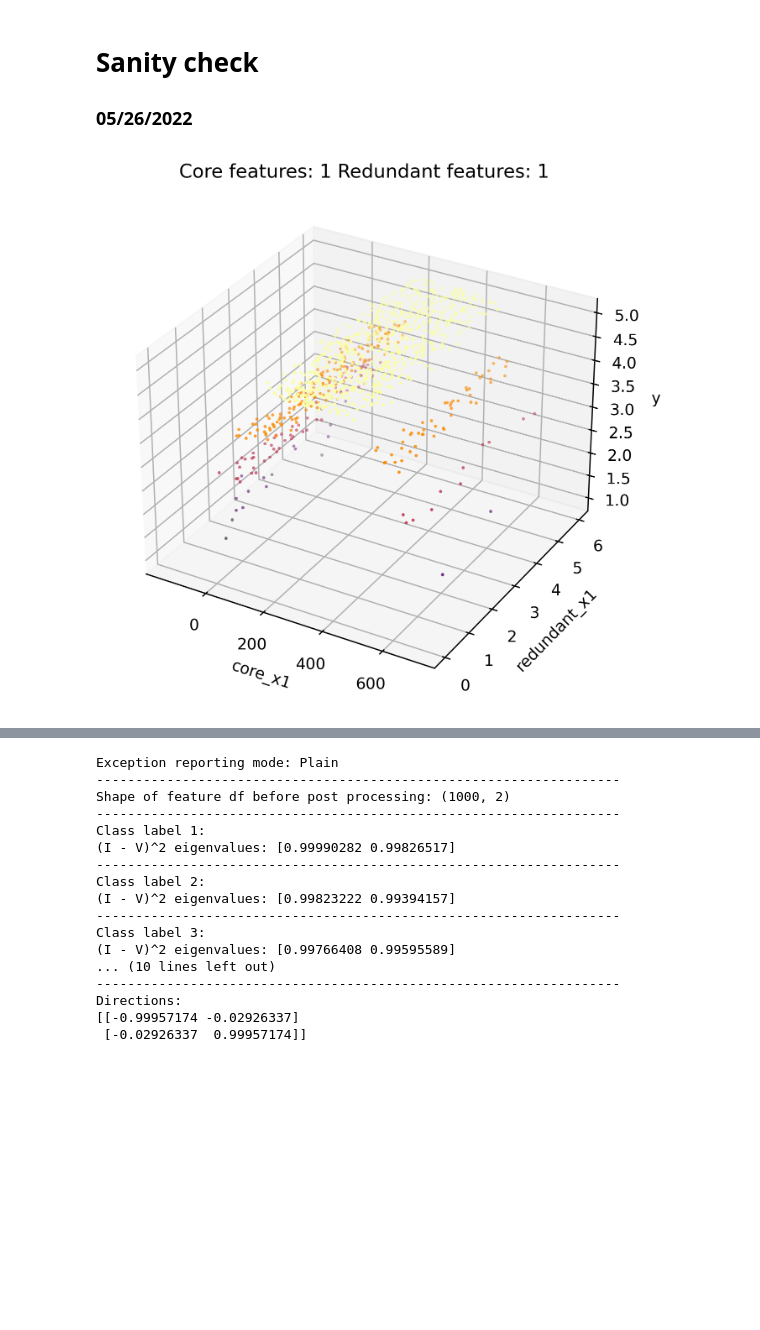
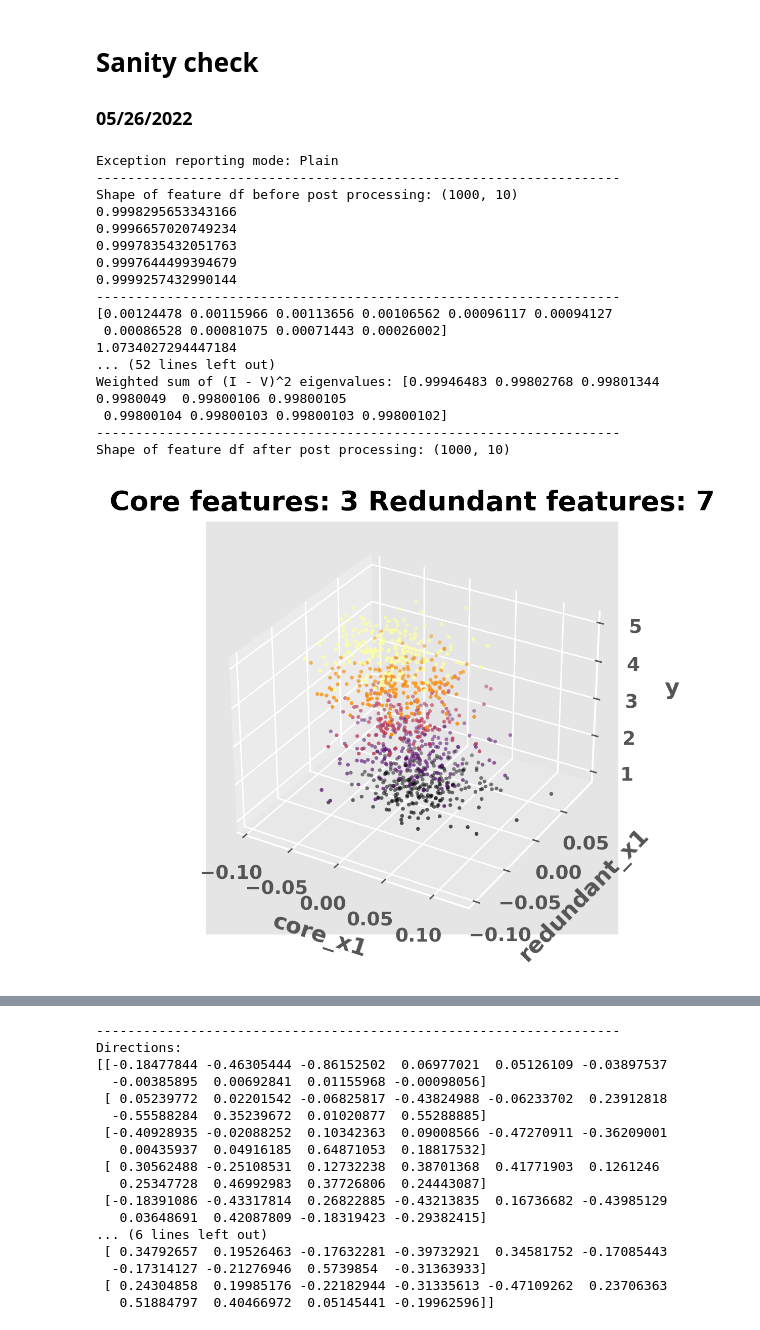
Before and after one commit to kl3259/GR5398_IoT, a Jupyter notebook: doc/sanity_check.ipynb, the cells around one changed output, grey strips where cells are left out. Saved outputs shown, nothing was run; the diff lists cells and outputs as text; code cells hidden in the pictures; blank space fills up the shorter version.

Commit message:
update sanity check

```diff
--- a/doc/sanity_check.ipynb
+++ b/doc/sanity_check.ipynb
@@ -61,6 +61,8 @@ def my_SAVE(feature_df, label_df, flag = "Train", n_directions = 977):
             globals()["label_df_" + str(i + 1)] = label_df.loc[slice_index_dict[i + 1], "label"]
             # get sliced cov matrices
             globals()['cov_' + str(i + 1)] = get_cov_mat(globals()["feature_df_" + str(i + 1)])
+            u, s, vh = np.linalg.svd(globals()['cov_' + str(i + 1)])
+            print(((1 - s[0]) / (1 - s[1])) ** 2)
         # concatenate 5 cov matrices, weighted by the proportion of classes
         globals()['weight_df'] = label_df["label"].value_counts() / label_df.shape[0]
         weighted_cov = pd.DataFrame(
@@ -70,6 +72,15 @@ def my_SAVE(feature_df, label_df, flag = "Train", n_directions = 977):
         )
         for i in np.arange(5):
             print('-------------------------------------------------------------------')
+            u, s, vh = np.linalg.svd(globals()["cov_" + str(i + 1)])
+            print(s)
+            print(s[0] / s[1])
+            u, s, vh = np.linalg.svd(np.eye(cov_1.shape[0]) - globals()["cov_" + str(i + 1)])
+            print(s)
+            print(s[0] / s[1])
+
+            print('-------------------------------------------------------------------')
+
             print(f'Class label {str(i + 1)}:')
             # u, s, vh = np.linalg.svd(np.eye(cov_1.shape[0]) - globals()["cov_" + str(i + 1)])
             u, s, vh = np.linalg.svd((np.eye(cov_1.shape[0]) - globals()["cov_" + str(i + 1)]) @ (np.eye(cov_1.shape[0]) - globals()["cov_" + str(i + 1)]).T)
@@ -85,7 +96,7 @@ def my_SAVE(feature_df, label_df, flag = "Train", n_directions = 977):
     elif flag == "Test":
         feature_df_whitened = mahalanobis_transformation(feature_df, flag = "Test")
         feature_df_reduced = feature_df_whitened @ globals()['directions']
-    return feature_df_reduced
+    return feature_df_reduced, feature_df_whitened
 
 def post_process(
     feature_df,
@@ -109,14 +120,14 @@ def post_process(
     from sklearn.preprocessing import StandardScaler
 
     if method:
-        feature_df_reduced = method(
+        feature_df_reduced, feature_df_whitened = method(
             feature_df = feature_df,
             label_df = label_df,
             flag = flag,
             n_directions = n_directions
         )
         feature_df_reduced = pd.DataFrame(feature_df_reduced)
-        return feature_df_reduced
+        return feature_df_reduced, feature_df_whitened
     else:
         print("No method specified")
         pass
@@ -182,4 +205,21 @@ def sanity_check(size = 1000, core_dirs = 1, core_distribution = np.random.norma
 # %%
-sanity_check(core_dirs = 1, redundant_dirs = 1, n_directions = 2, loc = 20, scale = 10)
+feature_df_reduced, feature_df_whitened, label_df = sanity_check(core_dirs = 3, redundant_dirs = 7, n_directions = 10, loc = 20, scale = 10)
 # %% [output]
+Exception reporting mode: Plain
+-------------------------------------------------------------------
+Shape of feature df before post processing: (1000, 10)
+0.9998295653343166
+0.9996657020749234
+0.9997835432051763
+0.9997644499394679
+0.9999257432990144
+-------------------------------------------------------------------
+[0.00124478 0.00115966 0.00113656 0.00106562 0.00096117 0.00094127
+ 0.00086528 0.00081075 0.00071443 0.00026002]
+1.0734027294447184
+... (52 lines left out)
+Weighted sum of (I - V)^2 eigenvalues: [0.99946483 0.99802768 0.99801344 0.9980049  0.99800106 0.99800105
+ 0.99800104 0.99800103 0.99800103 0.99800102]
+-------------------------------------------------------------------
+Shape of feature df after post processing: (1000, 10)
-[figure, old version]
+[figure, new version]
@@ -187,17 +227,17 @@ sanity_check(core_dirs = 1, redundant_dirs = 1, n_directions = 2, loc = 20, scal
-Exception reporting mode: Plain
--------------------------------------------------------------------
-Shape of feature df before post processing: (1000, 2)
--------------------------------------------------------------------
-Class label 1:
-(I - V)^2 eigenvalues: [0.99990282 0.99826517]
--------------------------------------------------------------------
-Class label 2:
-(I - V)^2 eigenvalues: [0.99823222 0.99394157]
--------------------------------------------------------------------
-Class label 3:
-(I - V)^2 eigenvalues: [0.99766408 0.99595589]
-... (10 lines left out)
--------------------------------------------------------------------
-Directions:
-[[-0.99957174 -0.02926337]
- [-0.02926337  0.99957174]]
+-------------------------------------------------------------------
+Directions:
+[[-0.18477844 -0.46305444 -0.86152502  0.06977021  0.05126109 -0.03897537
+  -0.00385895  0.00692841  0.01155968 -0.00098056]
+ [ 0.05239772  0.02201542 -0.06825817 -0.43824988 -0.06233702  0.23912818
+  -0.55588284  0.35239672  0.01020877  0.55288885]
+ [-0.40928935 -0.02088252  0.10342363  0.09008566 -0.47270911 -0.36209001
+   0.00435937  0.04916185  0.64871053  0.18817532]
+ [ 0.30562488 -0.25108531  0.12732238  0.38701368  0.41771903  0.1261246
+   0.25347728  0.46992983  0.37726806  0.24443087]
+ [-0.18391086 -0.43317814  0.26822885 -0.43213835  0.16736682 -0.43985129
+   0.03648691  0.42087809 -0.18319423 -0.29382415]
+... (6 lines left out)
+ [ 0.34792657  0.19526463 -0.17632281 -0.39732921  0.34581752 -0.17085443
+  -0.17314127 -0.21276946  0.5739854  -0.31363933]
+ [ 0.24304858  0.19985176 -0.22182944 -0.31335613 -0.47109262  0.23706363
+   0.51884797  0.40466972  0.05145441 -0.19962596]]
```
Also changed, not shown: parts of 18 cells of this notebook.
